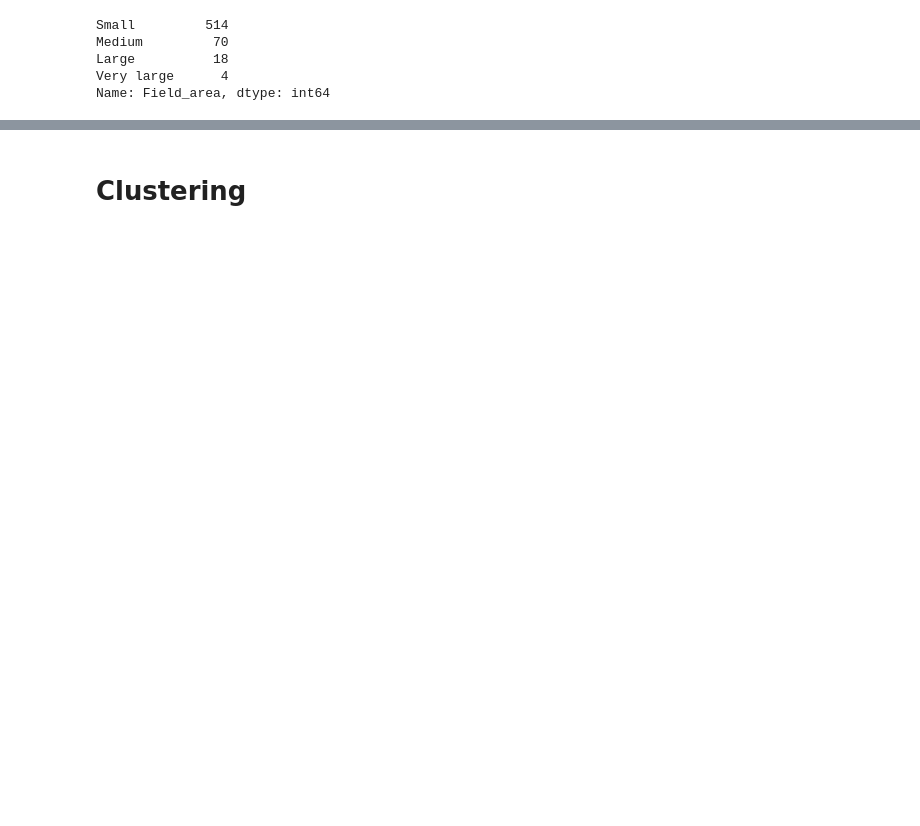
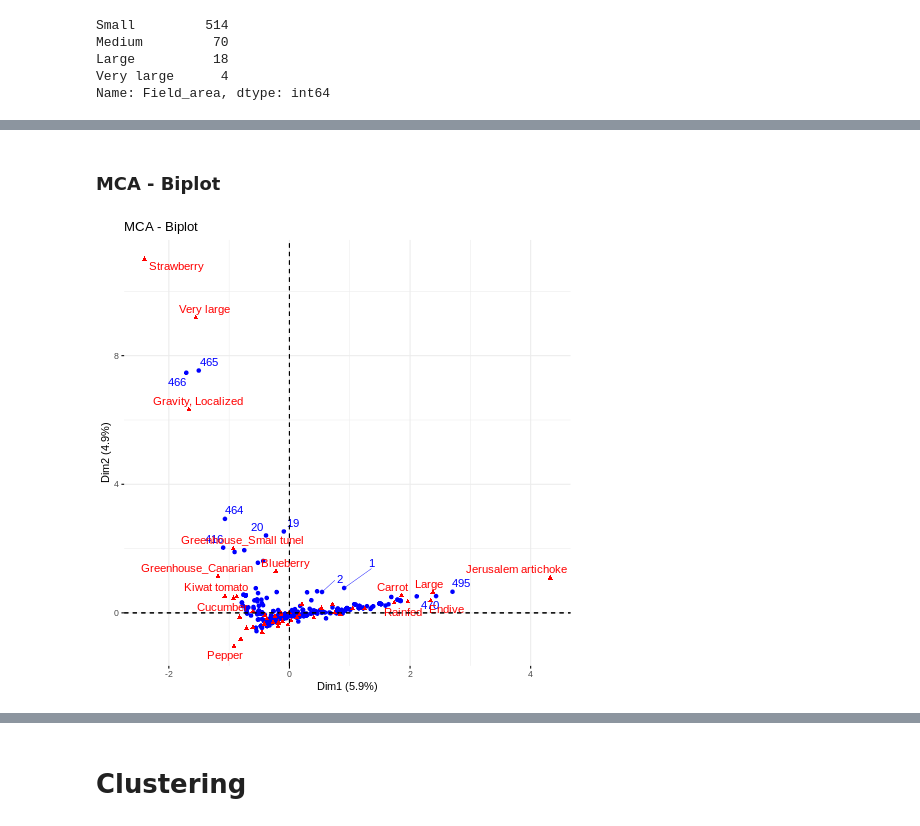
Before and after one commit to jeshuacn/Agricultural_sampling_frame_project, a Jupyter notebook: SamplingFrame.ipynb, the cells around one changed output, grey strips where cells are left out. Saved outputs shown, nothing was run; the diff lists cells and outputs as text; code cells hidden in the pictures; blank space fills up the shorter version.

```diff
--- a/SamplingFrame.ipynb
+++ b/SamplingFrame.ipynb
@@ -1646,0 +1644,9 @@ Which variables are closest to each other ? Which variable categories are closes
+# %% [markdown]
+### MCA - Biplot
+# %%
+# Biplot of individuals and variable categories
+%%R
+
+fviz_mca_biplot(MCA_factominer,repel=TRUE,ggtheme=theme_minimal())
+# %% [output]
+[figure, added]
```
Also changed, not shown: parts of 19 cells of this notebook.
